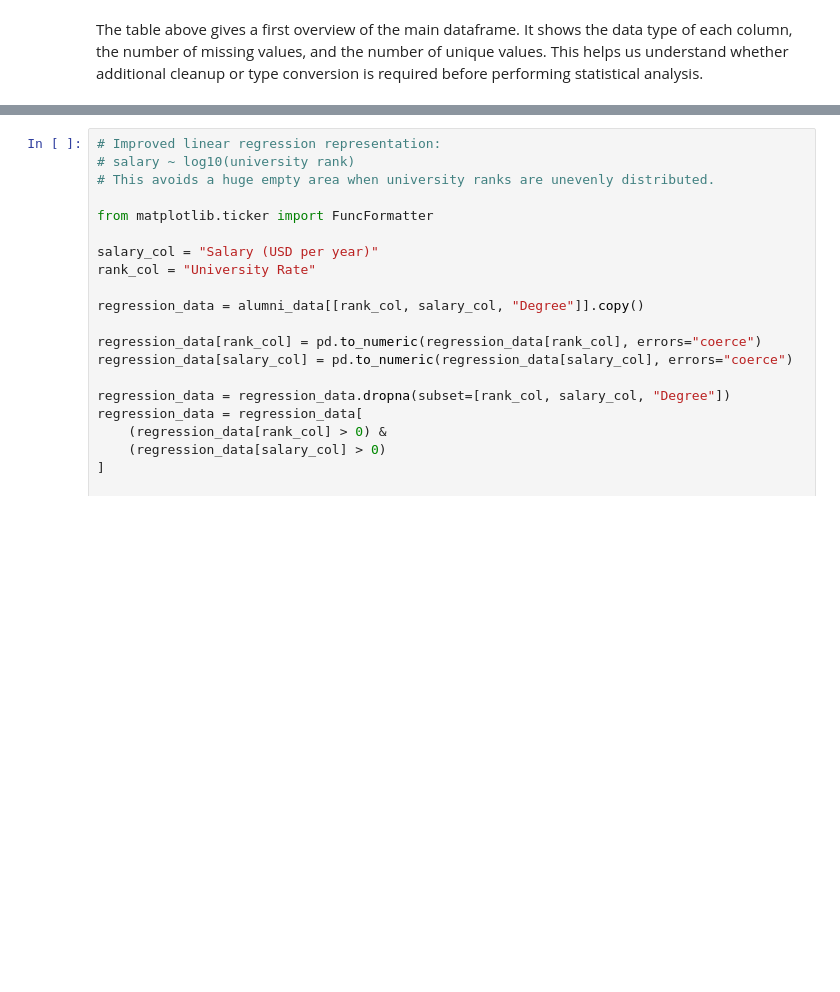
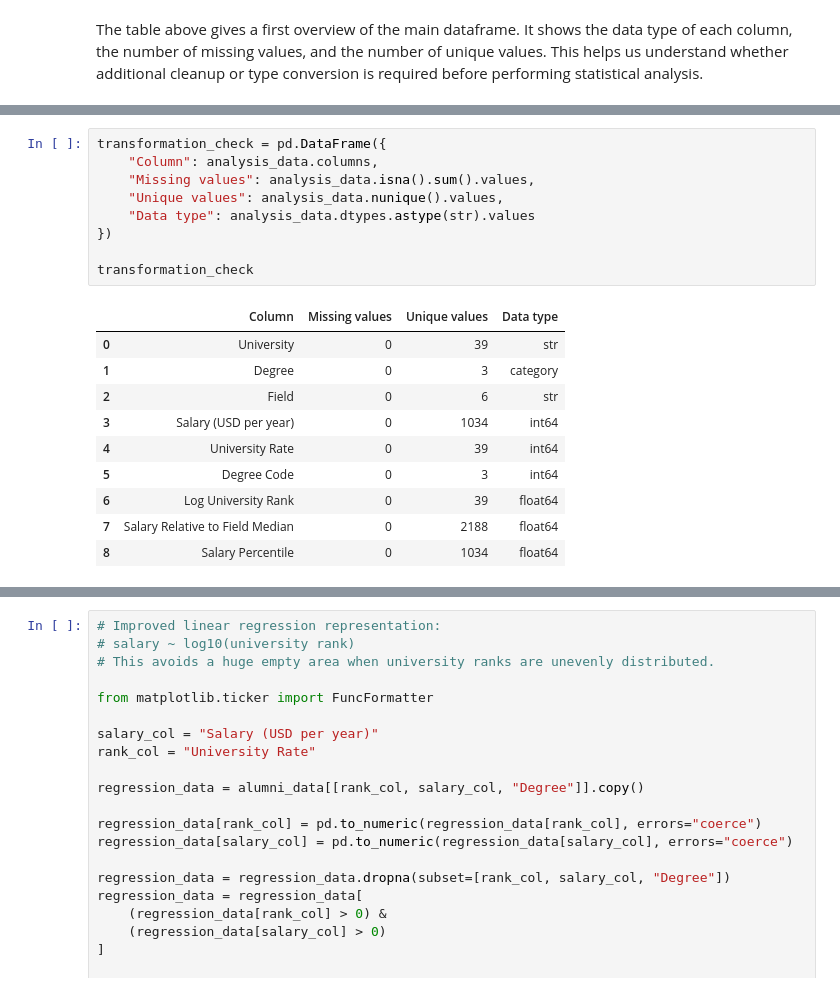
Before and after one commit to maxtheshock/PythonDS-Project, a Jupyter notebook: PythonNotebook.ipynb, the cells around one changed output, grey strips where cells are left out. Saved outputs shown, nothing was run; the diff lists cells and outputs as text; blank space fills up the shorter version.

```diff
--- a/PythonNotebook.ipynb
+++ b/PythonNotebook.ipynb
@@ -527,0 +629,20 @@ analysis_data.head()
+# %%
+transformation_check = pd.DataFrame({
+    "Column": analysis_data.columns,
+    "Missing values": analysis_data.isna().sum().values,
+    "Unique values": analysis_data.nunique().values,
+    "Data type": analysis_data.dtypes.astype(str).values
+})
+
+transformation_check
+# %% [output]
+|  | Column | Missing values | Unique values | Data type |
+| 0 | University | 0 | 39 | str |
+| 1 | Degree | 0 | 3 | category |
+| 2 | Field | 0 | 6 | str |
+| 3 | Salary (USD per year) | 0 | 1034 | int64 |
+| 4 | University Rate | 0 | 39 | int64 |
+| 5 | Degree Code | 0 | 3 | int64 |
+| 6 | Log University Rank | 0 | 39 | float64 |
+| 7 | Salary Relative to Field Median | 0 | 2188 | float64 |
+| 8 | Salary Percentile | 0 | 1034 | float64 |
```
Also changed, not shown: parts of 9 cells of this notebook, 1 other file.
